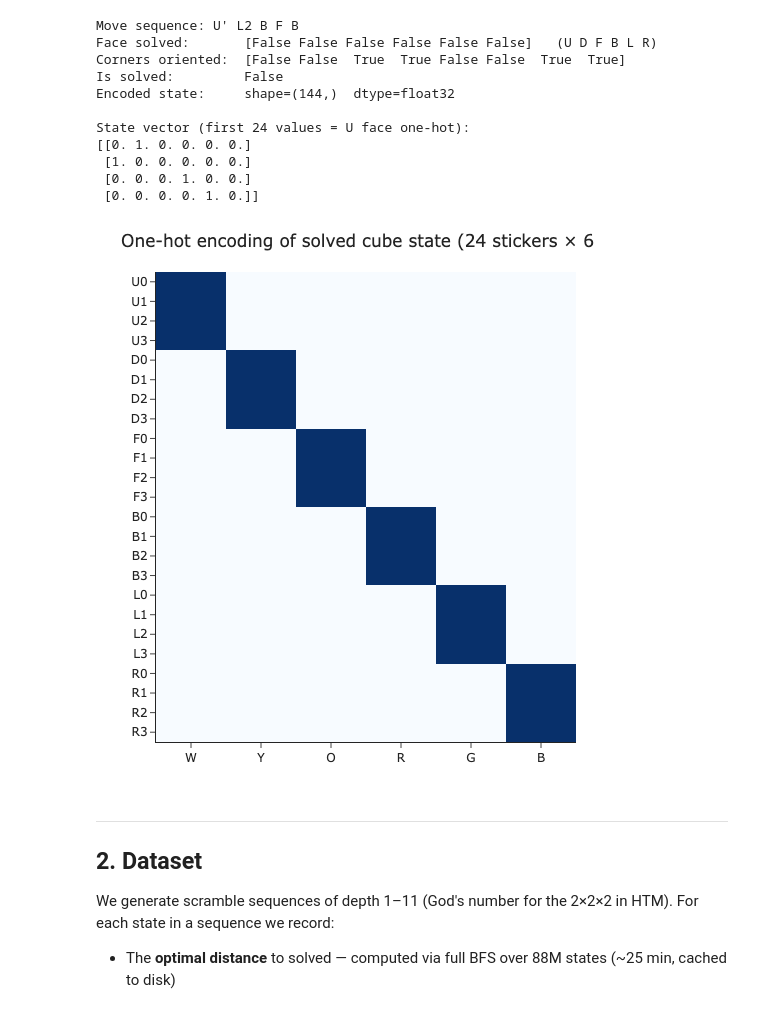
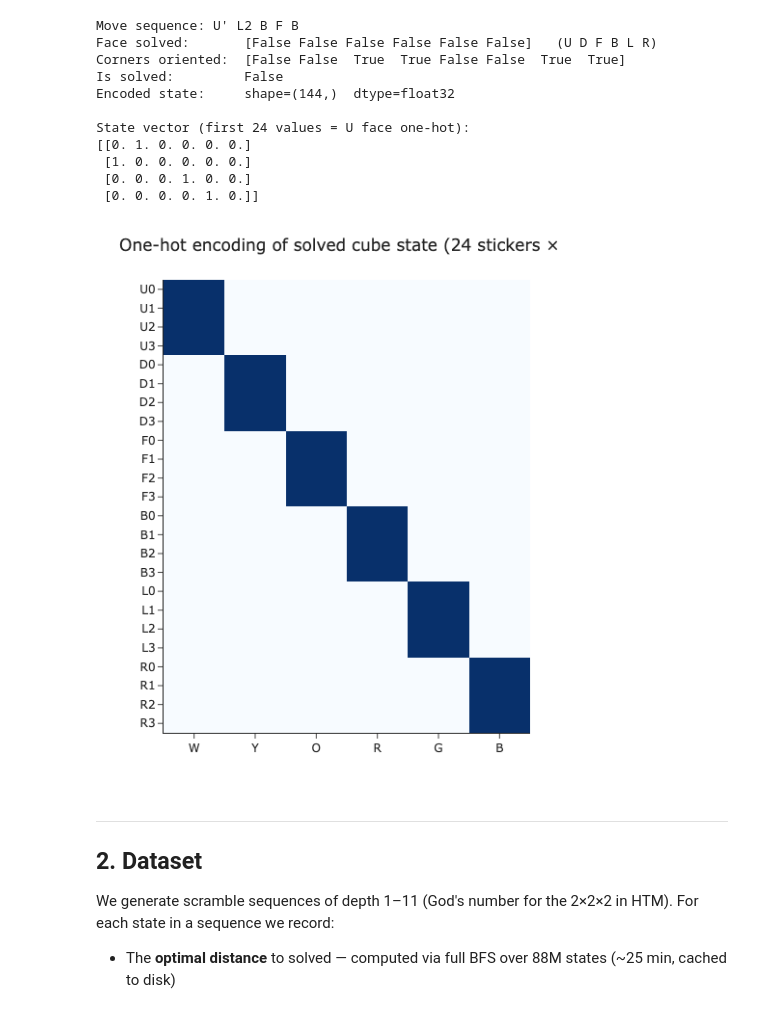
Before and after one commit to cole-mcguire/cube-interpretability, a Jupyter notebook: walkthrough.ipynb, the cells around one changed output. Cells and saved outputs as stored; diff of their text form; code cells hidden in the pictures.

Commit message:
Fix cut-off text in notebook plots: automargin + larger margins

```diff
--- a/walkthrough.ipynb
+++ b/walkthrough.ipynb
@@ -79,24 +79,25 @@ State vector (first 24 values = U face one-hot):
 # %%
 # Visualise the one-hot structure for the solved cube
 solved_enc = Cube().encode().reshape(24, 6)
 FACE_NAMES = ['U','D','F','B','L','R']
 COLOR_NAMES = ['W','Y','O','R','G','B']
 
 fig = go.Figure(go.Heatmap(
     z=solved_enc,
     x=COLOR_NAMES,
     y=[f'{FACE_NAMES[i//4]}{i%4}' for i in range(24)],
     colorscale='Blues', showscale=False,
 ))
 fig.update_layout(
     title='One-hot encoding of solved cube state (24 stickers × 6 colors)',
-    width=500, height=560,
-    yaxis=dict(autorange='reversed'),
-    margin=dict(l=60, r=20, t=50, b=40),
+    width=480, height=580,
+    margin=dict(l=70, r=30, t=60, b=50),
 )
+fig.update_xaxes(automargin=True)
+fig.update_yaxes(automargin=True, autorange='reversed')
 fig.show()
 # %% [output]
-[figure, old version]
+[figure, new version]
 # %% [markdown]
 ---
 ## 2. Dataset
```
Also changed, not shown: parts of 8 cells of this notebook.
